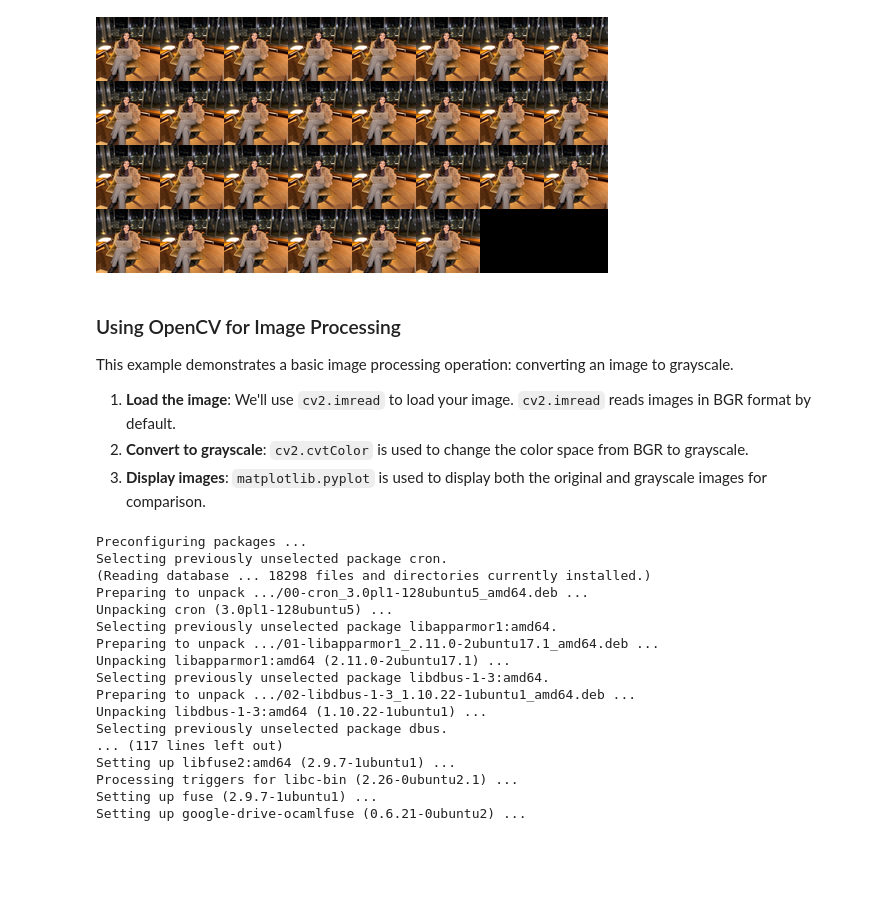
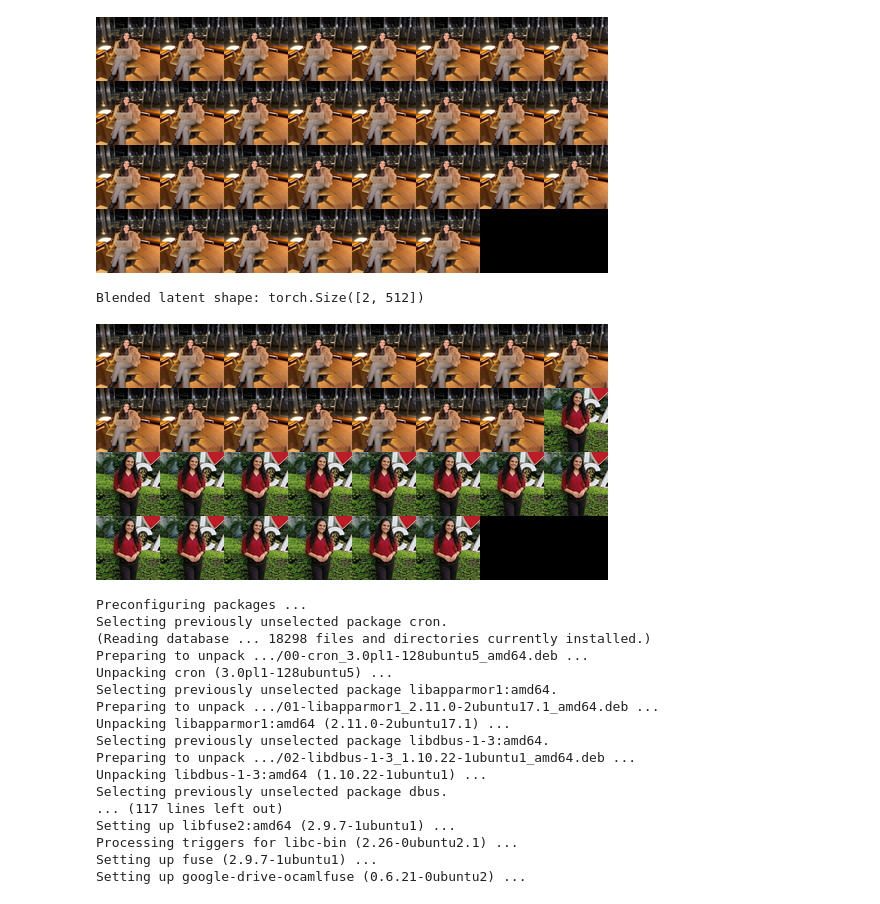
Before and after one commit to shivnath201326/my-affiliate-website, a Jupyter notebook: Untitled0.ipynb, the cells around one changed output. Saved outputs shown, nothing was run; the diff lists cells and outputs as text; code cells hidden in the pictures; blank space fills up the shorter version.

```diff
--- a/Untitled0.ipynb
+++ b/Untitled0.ipynb
@@ -46,11 +89,3 @@ from IPython.display import Image
 Image('diffusion_storyboard_4x8.png')
 # %% [output]
 [figure]
-# %% [markdown]
-### Using OpenCV for Image Processing
-
-This example demonstrates a basic image processing operation: converting an image to grayscale.
-
-1.  **Load the image**: We'll use `cv2.imread` to load your image. `cv2.imread` reads images in BGR format by default.
-2.  **Convert to grayscale**: `cv2.cvtColor` is used to change the color space from BGR to grayscale.
-3.  **Display images**: `matplotlib.pyplot` is used to display both the original and grayscale images for comparison.
@@ -92,3 +92,52 @@ else:
+# %%
+import torch
+import torch.nn.functional as F
+
+def cross_attention_blend(latent1, latent2):
+    """
+    Blend two latent vectors using cross-attention.
+
+    Args:
+        latent1: Tensor of shape [D] or [1, D] (Face 1 latent)
+        latent2: Tensor of shape [D] or [1, D] (Face 2 latent)
+
+    Returns:
+        blended_latent: Tensor of shape [D] (Blended latent)
+    """
+    # Ensure shape [1, D]
+    latent1 = latent1.unsqueeze(0) if latent1.dim() == 1 else latent1
+    latent2 = latent2.unsqueeze(0) if latent2.dim() == 1 else latent2
+
+    # Query from first face
+    Q = latent1  # [1, D]
+
+    # Keys and Values from both faces
+    K = torch.cat([latent1, latent2], dim=0)  # [2, D]
+    V = K.clone()  # [2, D]
+
+    # Compute attention scores
+    d = K.size(-1)
+    attn_scores = torch.matmul(Q, K.T) / (d ** 0.5)  # [1, 2]
+    weights = F.softmax(attn_scores, dim=-1)         # [1, 2]
+
+    # Weighted sum of values
+    blended_latent = torch.sum(weights.unsqueeze(-1) * V, dim=0)  # [D]
+
+    return blended_latent
+
+# Example usage:
+latent_face1 = torch.randn(512)  # Example latent for Face 1
+latent_face2 = torch.randn(512)  # Example latent for Face 2
+
+blended_latent = cross_attention_blend(latent_face1, latent_face2)
+print("Blended latent shape:", blended_latent.shape)
+# %% [output]
+Blended latent shape: torch.Size([2, 512])
+# %%
+from IPython.display import Image
+Image('diffusion_storyboard_dual_image.png')
+# %% [output]
+[figure, added]
 # %%
 # STEP 1
 
```
Also changed, not shown: parts of 92 cells of this notebook.
